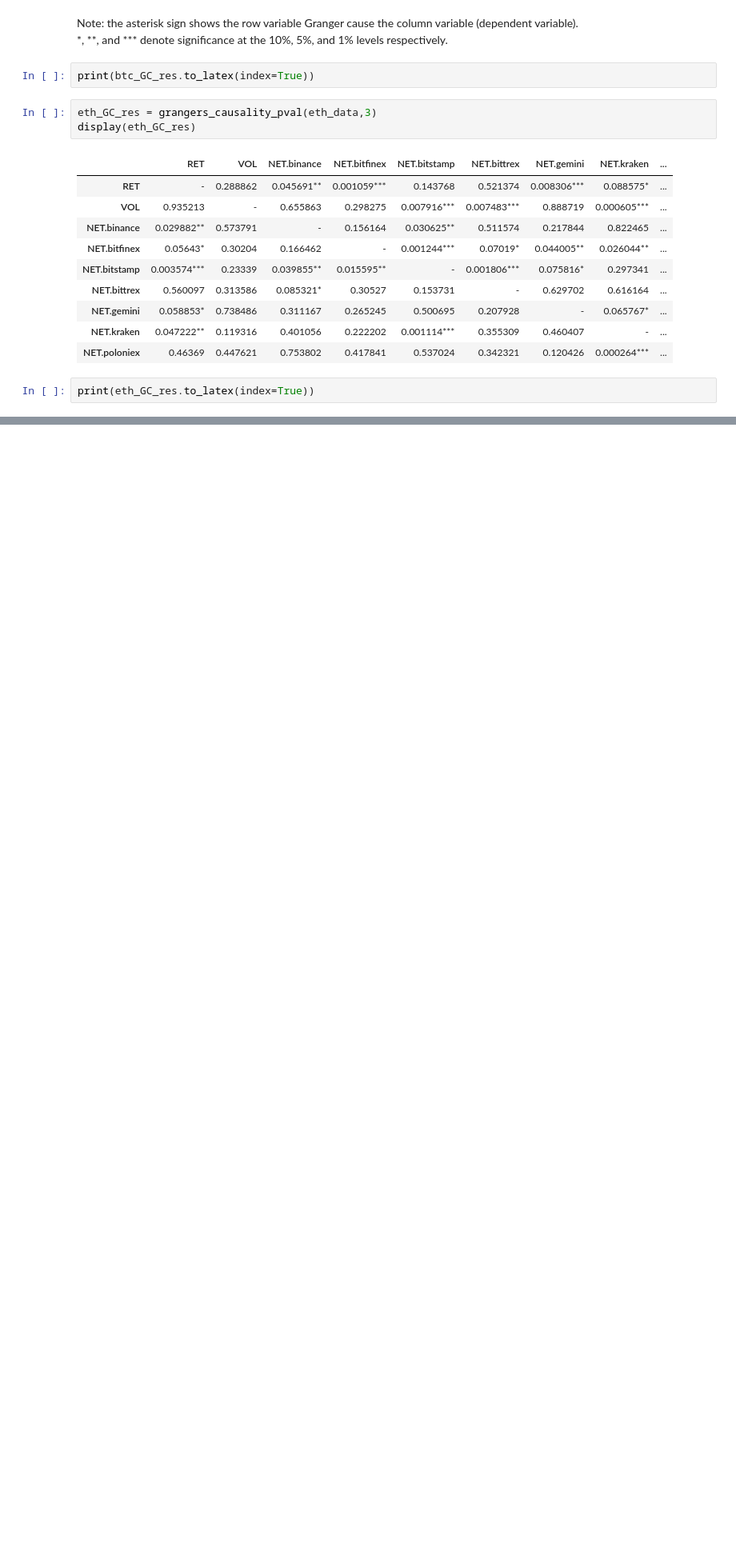
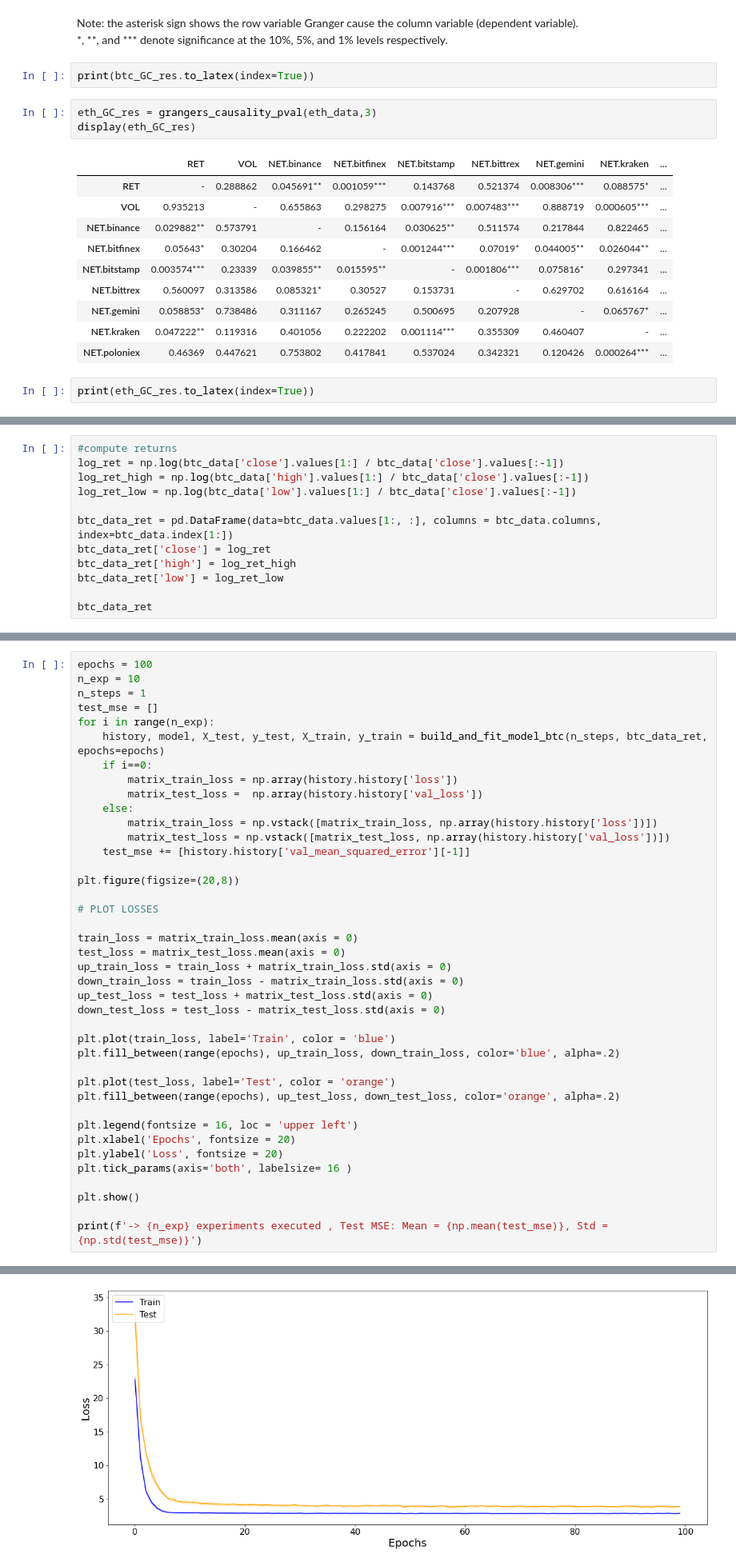
Before and after one commit to riccardofradiani/ML4F-Crypto-prediction-from-exchange-flows, a Jupyter notebook: final_notebook.ipynb, the cells around one changed output, grey strips where cells are left out. Shown at 80% size. Cells and saved outputs as stored; diff of their text form; blank space fills up the shorter version.

Commit message:
Added Regression model to final_notebook

```diff
--- a/final_notebook.ipynb
+++ b/final_notebook.ipynb
@@ -308,0 +424,12 @@ print(eth_GC_res.to_latex(index=True))
+# %%
+#compute returns
+log_ret = np.log(btc_data['close'].values[1:] / btc_data['close'].values[:-1])
+log_ret_high = np.log(btc_data['high'].values[1:] / btc_data['close'].values[:-1])
+log_ret_low = np.log(btc_data['low'].values[1:] / btc_data['close'].values[:-1])
+
+btc_data_ret = pd.DataFrame(data=btc_data.values[1:, :], columns = btc_data.columns, index=btc_data.index[1:])
+btc_data_ret['close'] = log_ret
+btc_data_ret['high'] = log_ret_high
+btc_data_ret['low'] = log_ret_low
+
+btc_data_ret
@@ -308,0 +605,41 @@ print(eth_GC_res.to_latex(index=True))
+# %%
+epochs = 100
+n_exp = 10
+n_steps = 1
+test_mse = []
+for i in range(n_exp):
+    history, model, X_test, y_test, X_train, y_train = build_and_fit_model_btc(n_steps, btc_data_ret, epochs=epochs)
+    if i==0:
+        matrix_train_loss = np.array(history.history['loss'])
+        matrix_test_loss =  np.array(history.history['val_loss'])
+    else:
+        matrix_train_loss = np.vstack([matrix_train_loss, np.array(history.history['loss'])])
+        matrix_test_loss = np.vstack([matrix_test_loss, np.array(history.history['val_loss'])])
+    test_mse += [history.history['val_mean_squared_error'][-1]]
+
+plt.figure(figsize=(20,8))
+
+# PLOT LOSSES
+
+train_loss = matrix_train_loss.mean(axis = 0)
+test_loss = matrix_test_loss.mean(axis = 0)
+up_train_loss = train_loss + matrix_train_loss.std(axis = 0)
+down_train_loss = train_loss - matrix_train_loss.std(axis = 0)
+up_test_loss = test_loss + matrix_test_loss.std(axis = 0)
+down_test_loss = test_loss - matrix_test_loss.std(axis = 0)
+
+plt.plot(train_loss, label='Train', color = 'blue')
+plt.fill_between(range(epochs), up_train_loss, down_train_loss, color='blue', alpha=.2)
+
+plt.plot(test_loss, label='Test', color = 'orange')
+plt.fill_between(range(epochs), up_test_loss, down_test_loss, color='orange', alpha=.2)
+
+plt.legend(fontsize = 16, loc = 'upper left')
+plt.xlabel('Epochs', fontsize = 20)
+plt.ylabel('Loss', fontsize = 20)
+plt.tick_params(axis='both', labelsize= 16 )
+
+plt.show()
+
+print(f'-> {n_exp} experiments executed , Test MSE: Mean = {np.mean(test_mse)}, Std = {np.std(test_mse)}')
+# %% [output]
@@ -308,0 +656 @@ print(eth_GC_res.to_latex(index=True))
+[figure, added]
```
Also changed, not shown: parts of 52 cells of this notebook.
